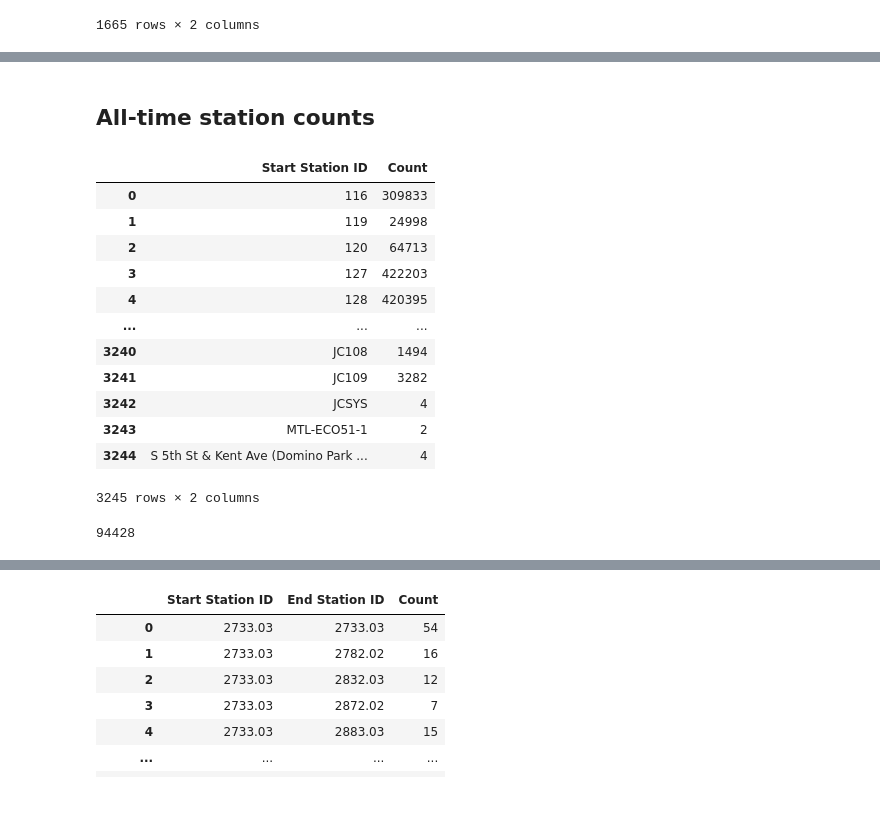
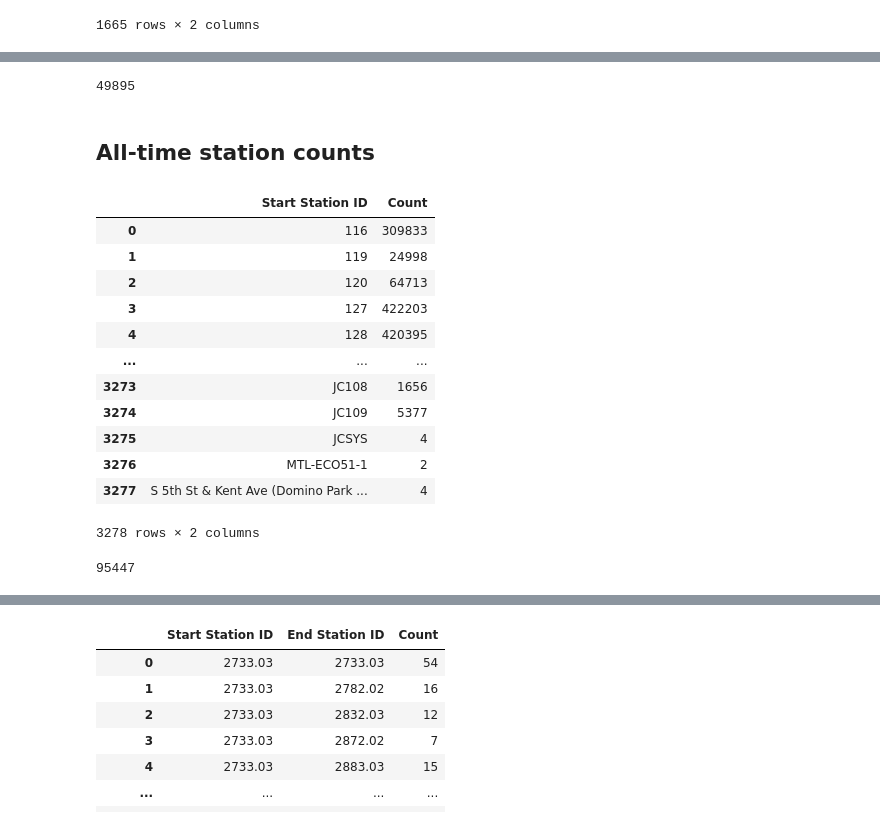
Before and after one commit to neighbor-ryan/ctbk.dev, a Jupyter notebook: join-station-hists.ipynb, the cells around one changed output, grey strips where cells are left out. Cells and saved outputs as stored; diff of their text form; code cells hidden in the pictures.

Commit message:
update /stations

```diff
--- a/join-station-hists.ipynb
+++ b/join-station-hists.ipynb
@@ -238,27 +224,34 @@ s_c_202208.rename(columns={'Start Station ID': 'id', 'Count': 'count'}).to_json(
+# %%
+import fsspec
+fs = fsspec.filesystem('s3')
+fs.stat(dst)['size']
+# %% [output]
+49895
 # %% [markdown]
 ## All-time station counts
 # %%
-s_c = read_parquet('s3/ctbk/aggregated/s_c.parquet')
+s_c = read_parquet('s3://ctbk/aggregated/s_c.parquet')
 s_c
 # %% [output]
 |  | Start Station ID | Count |
 | 0 | 116 | 309833 |
 | 1 | 119 | 24998 |
 | 2 | 120 | 64713 |
 | 3 | 127 | 422203 |
 | 4 | 128 | 420395 |
 | ... | ... | ... |
-| 3240 | JC108 | 1494 |
-| 3241 | JC109 | 3282 |
-| 3242 | JCSYS | 4 |
-| 3243 | MTL-ECO51-1 | 2 |
-| 3244 | S 5th St & Kent Ave (Domino Park ... | 4 |
+| 3273 | JC108 | 1656 |
+| 3274 | JC109 | 5377 |
+| 3275 | JCSYS | 4 |
+| 3276 | MTL-ECO51-1 | 2 |
+| 3277 | S 5th St & Kent Ave (Domino Park ... | 4 |
-3245 rows × 2 columns
+3278 rows × 2 columns
 # %%
-s_c.rename(columns={'Start Station ID': 'id', 'Count': 'count'}).to_json('s3/ctbk/aggregated/s_c.json', 'records')
-os.stat('s3/ctbk/aggregated/s_c.json').st_size
+dst = 's3://ctbk/aggregated/s_c.json'
+s_c.rename(columns={'Start Station ID': 'id', 'Count': 'count'}).to_json(dst, 'records')
+fs.stat(dst)['size']
 # %% [output]
-94428
+95447
 # %%
 se_c = read_parquet('s3://ctbk/aggregated/se_c.parquet').sort_values('Count')
 se_c
```
Also changed, not shown: parts of 25 cells of this notebook, 2 other files.
